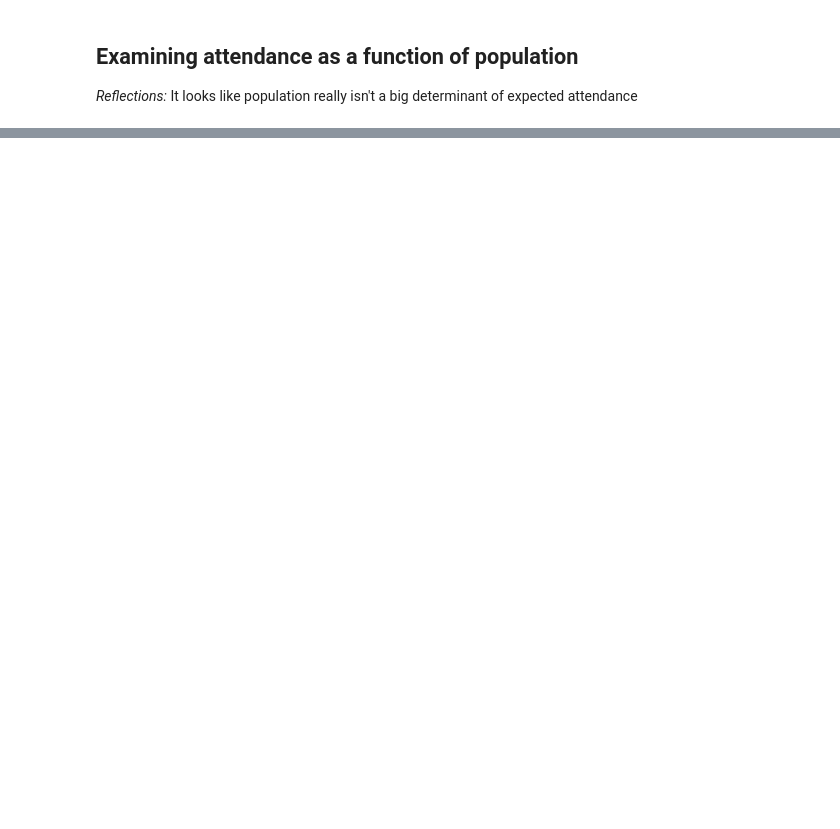
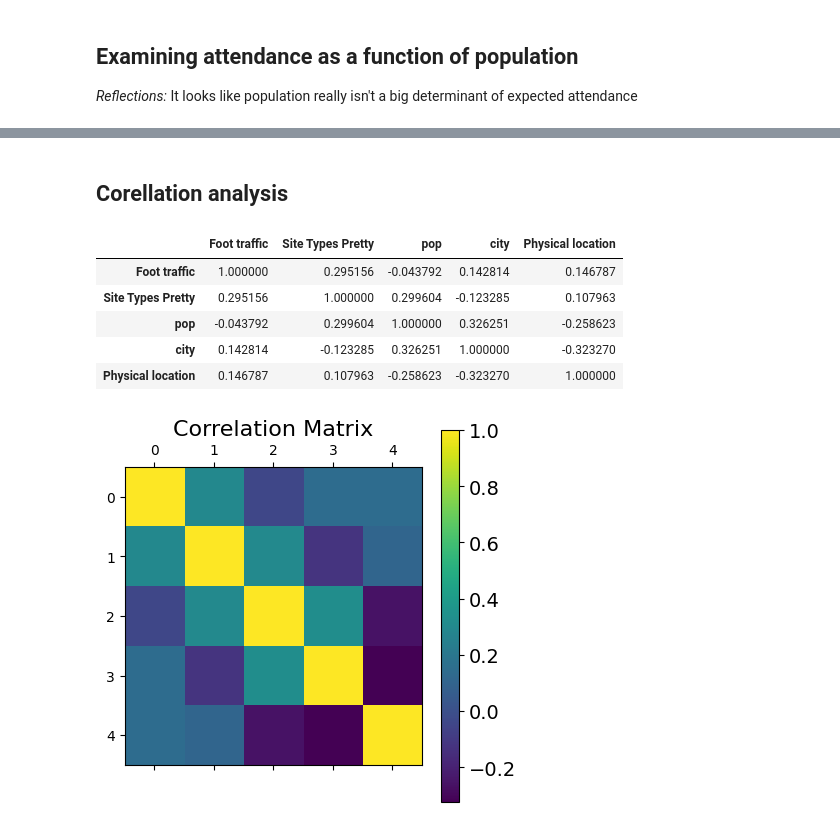
Before and after one commit to Human-Centered-Optimization-Lab/clinicOpt, a Jupyter notebook: tools/attendancePlaygorund.ipynb, the cells around one changed output, grey strips where cells are left out. Saved outputs shown, nothing was run; the diff lists cells and outputs as text; code cells hidden in the pictures; blank space fills up the shorter version.

Commit message:
More analysis

```diff
--- a/tools/attendancePlaygorund.ipynb
+++ b/tools/attendancePlaygorund.ipynb
@@ -110,0 +128,36 @@ plot_site_type(events, legend=True)
+# %% [markdown]
+## Corellation analysis
+# %%
+def dictionize_df(df, attr):
+    discrete_vals = set(df.loc[:,attr].values)
+    dictionary = {value: number for (number, value) in enumerate(discrete_vals)}
+    return dictionary
+
+
+city_dict = dictionize_df(events, "city")
+loca_dict = dictionize_df(events, "Physical location")
+type_dict = dictionize_df(events, "Site Types Pretty")
+
+attributes = ["Foot traffic", "Site Types Pretty", "pop", "city", "Physical location"]
+numbery_events = events_no_special.loc[:,attributes]
+numbery_events = numbery_events.replace({"city" : city_dict,
+                                         "Physical location": loca_dict,
+                                         "Site Types Pretty" : type_dict})
+
+
+corr_mat = numbery_events.corr()
+display(corr_mat)
+
+plt.matshow(corr_mat)
+cb = plt.colorbar()
+cb.ax.tick_params(labelsize=14)
+plt.title('Correlation Matrix', fontsize=16);
+plt.show()
+# %% [output]
+|  | Foot traffic | Site Types Pretty | pop | city | Physical location |
+| Foot traffic | 1.000000 | 0.295156 | -0.043792 | 0.142814 | 0.146787 |
+| Site Types Pretty | 0.295156 | 1.000000 | 0.299604 | -0.123285 | 0.107963 |
+| pop | -0.043792 | 0.299604 | 1.000000 | 0.326251 | -0.258623 |
+| city | 0.142814 | -0.123285 | 0.326251 | 1.000000 | -0.323270 |
+| Physical location | 0.146787 | 0.107963 | -0.258623 | -0.323270 | 1.000000 |
+[figure, added]
```
Also changed, not shown: parts of 6 cells of this notebook, 2 other files.
